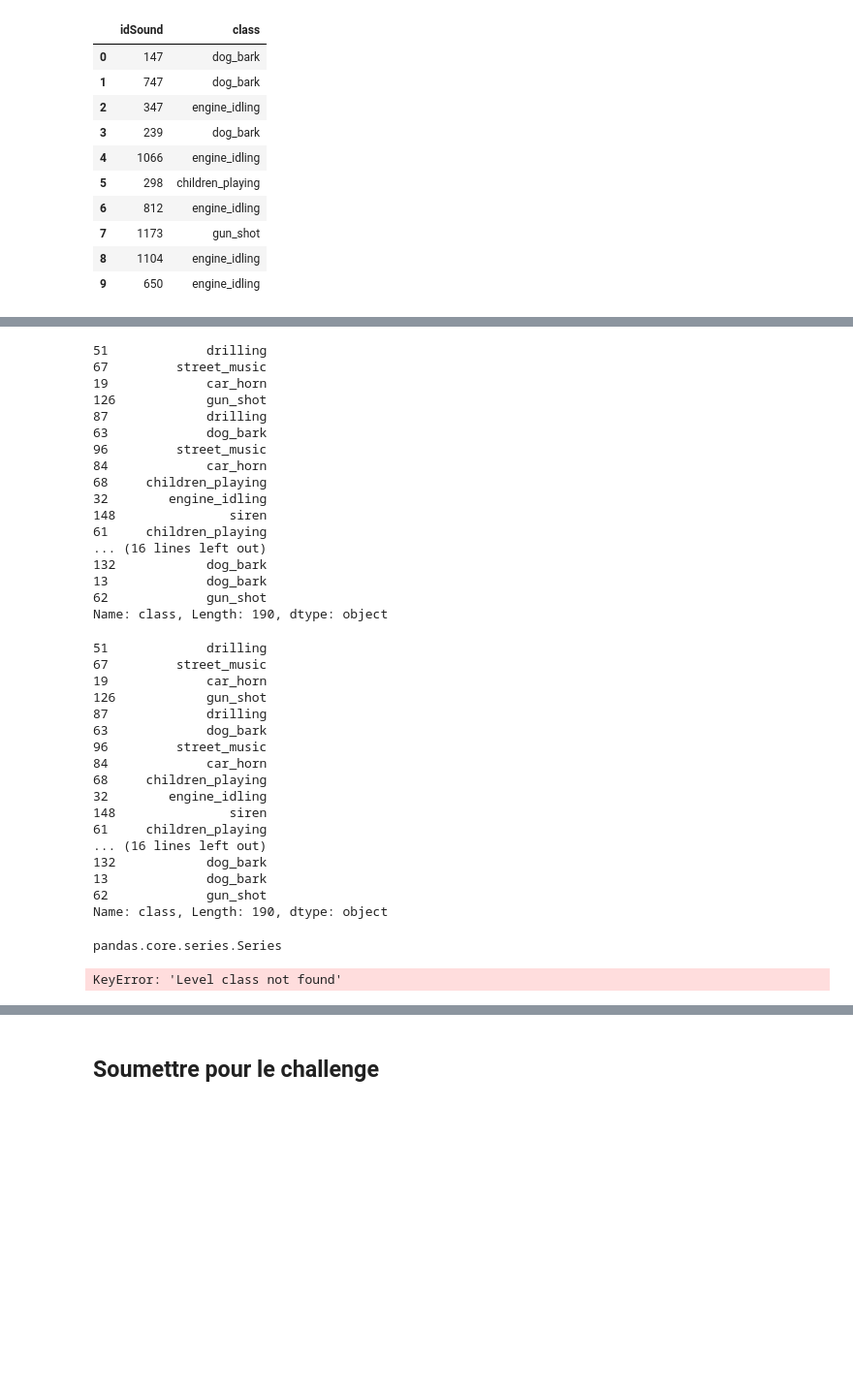
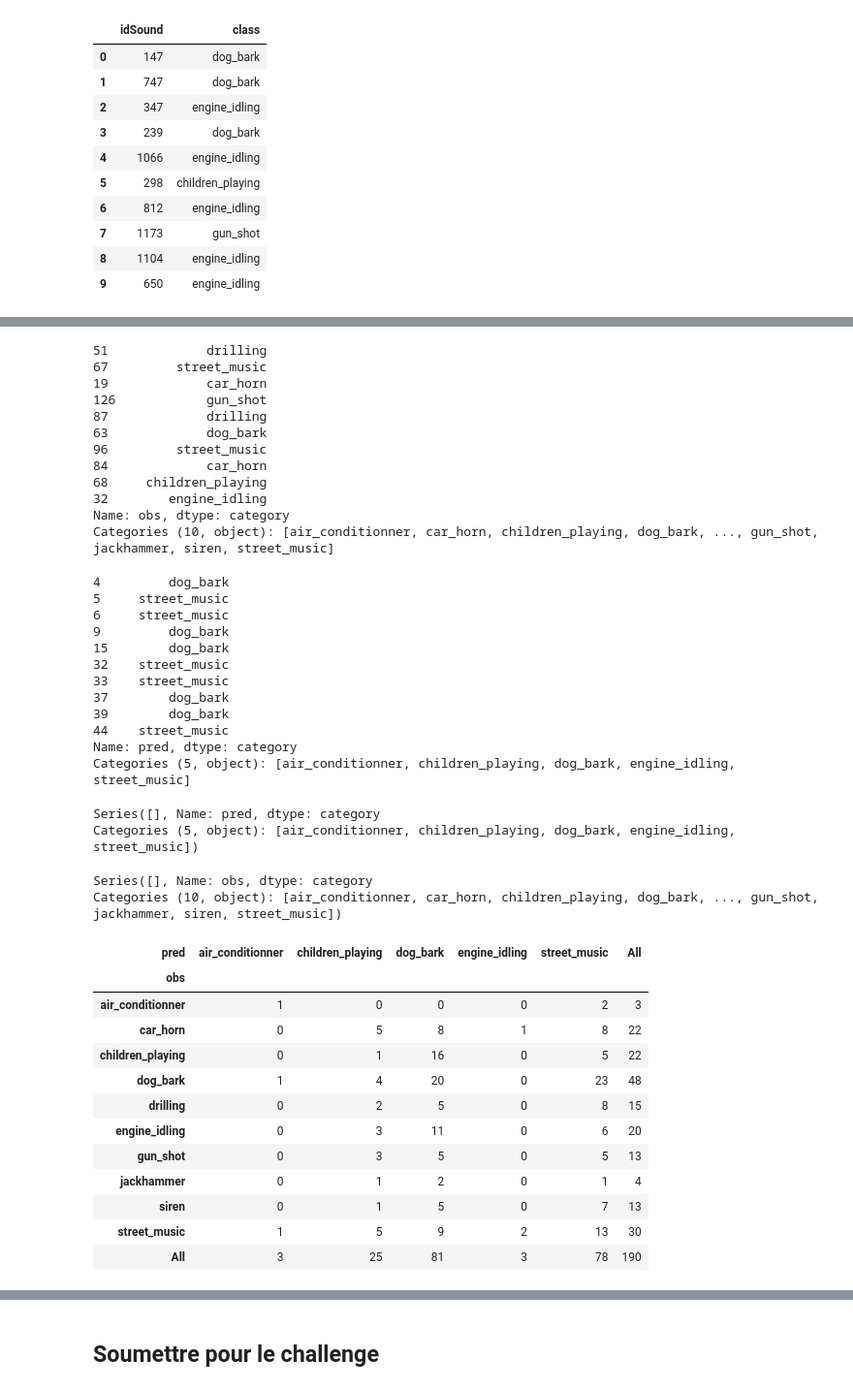
Before and after one commit to geraudster/shazam-challenge, a Jupyter notebook: jupyter/Challenge Spark.ipynb, the cells around one changed output, grey strips where cells are left out. Shown at 97% size. Saved outputs shown, nothing was run; the diff lists cells and outputs as text; code cells hidden in the pictures; blank space fills up the shorter version.

```diff
--- a/jupyter/Challenge Spark.ipynb
+++ b/jupyter/Challenge Spark.ipynb
@@ -393,7 +354,7 @@ import numpy as np
 import pandas as pd
 
 groupedByIdSoundPredictionsDf = pd.DataFrame(groupedByIdSoundPredictions, columns = ['idSound', 'class'])
-groupedByIdSoundPredictionsDf['class'].astype('category')
+groupedByIdSoundPredictionsDf['class'] = groupedByIdSoundPredictionsDf['class'].astype('category')
 groupedByIdSoundPredictionsDf[:10]
 groupedByIdSoundPredictionsDf.dtypes
 # %% [output]
@@ -401,6 +364,6 @@ TypeError: data type "category" not understood
 # %%
-
 testIdSoundDf = testIdSound.toPandas()
+testIdSoundDf['class'] = testIdSoundDf['class'].astype('category')
 testIdSoundDf[:10]
 # %% [output]
 |  | idSound | class |
@@ -459,3 +384,3 @@ groupedByIdSoundPredictionsDf.sort('idSound')
 # %%
-y_true = testIdSoundDf.sort('idSound')['class'].astype('category')
-y_pred = testIdSoundDf.sort('idSound')['class'].astype('category')
+y_true = testIdSoundDf.sort_values('idSound')['class'].astype('category').rename('obs')
+y_pred = groupedByIdSoundPredictionsDf.sort_values('idSound')['class'].astype('category').rename('pred')
@@ -464,5 +387,5 @@ TypeError: data type "category" not understood
 # %%
-y_true
+y_true[:10]
 # %% [output]
 51             drilling
 67         street_music
@@ -474,38 +397,46 @@ y_true
 84             car_horn
 68     children_playing
 32        engine_idling
-148               siren
-61     children_playing
-... (16 lines left out)
-132            dog_bark
-13             dog_bark
-62             gun_shot
-Name: class, Length: 190, dtype: object
+Name: obs, dtype: category
+Categories (10, object): [air_conditionner, car_horn, children_playing, dog_bark, ..., gun_shot, jackhammer, siren, street_music]
 # %%
-y_pred
+y_pred[:10]
 # %% [output]
-51             drilling
-67         street_music
-19             car_horn
-126            gun_shot
-87             drilling
-63             dog_bark
-96         street_music
-84             car_horn
-68     children_playing
-32        engine_idling
-148               siren
-61     children_playing
-... (16 lines left out)
-132            dog_bark
-13             dog_bark
-62             gun_shot
-Name: class, Length: 190, dtype: object
+4         dog_bark
+5     street_music
+6     street_music
+9         dog_bark
+15        dog_bark
+32    street_music
+33    street_music
+37        dog_bark
+39        dog_bark
+44    street_music
+Name: pred, dtype: category
+Categories (5, object): [air_conditionner, children_playing, dog_bark, engine_idling, street_music]
-# %%
-type(y_true)
-# %% [output]
-pandas.core.series.Series
+# %%
+y_pred[y_pred == 'class']
+# %% [output]
+Series([], Name: pred, dtype: category
+Categories (5, object): [air_conditionner, children_playing, dog_bark, engine_idling, street_music])
+# %%
+y_true[y_true == 'class']
+# %% [output]
+Series([], Name: obs, dtype: category
+Categories (10, object): [air_conditionner, car_horn, children_playing, dog_bark, ..., gun_shot, jackhammer, siren, street_music])
 # %%
-pd.crosstab(y_true, y_pred)
+pd.crosstab(y_true, y_pred, margins=True)
 # %% [output]
-KeyError: 'Level class not found'
+| pred | air_conditionner | children_playing | dog_bark | engine_idling | street_music | All |
+| obs |  |  |  |  |  |  |
+| air_conditionner | 1 | 0 | 0 | 0 | 2 | 3 |
+| car_horn | 0 | 5 | 8 | 1 | 8 | 22 |
+| children_playing | 0 | 1 | 16 | 0 | 5 | 22 |
+| dog_bark | 1 | 4 | 20 | 0 | 23 | 48 |
+| drilling | 0 | 2 | 5 | 0 | 8 | 15 |
+| engine_idling | 0 | 3 | 11 | 0 | 6 | 20 |
+| gun_shot | 0 | 3 | 5 | 0 | 5 | 13 |
+| jackhammer | 0 | 1 | 2 | 0 | 1 | 4 |
+| siren | 0 | 1 | 5 | 0 | 7 | 13 |
+| street_music | 1 | 5 | 9 | 2 | 13 | 30 |
+| All | 3 | 25 | 81 | 3 | 78 | 190 |
```
Also changed, not shown: parts of 23 cells of this notebook, 1 other file.
